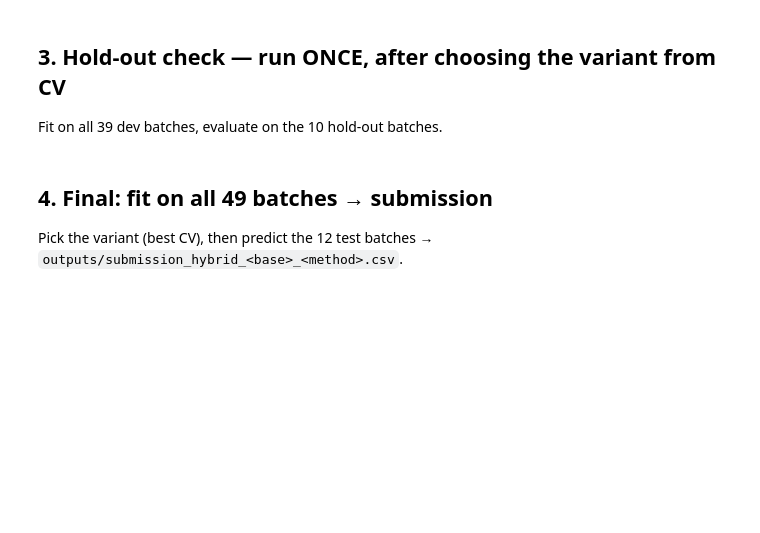
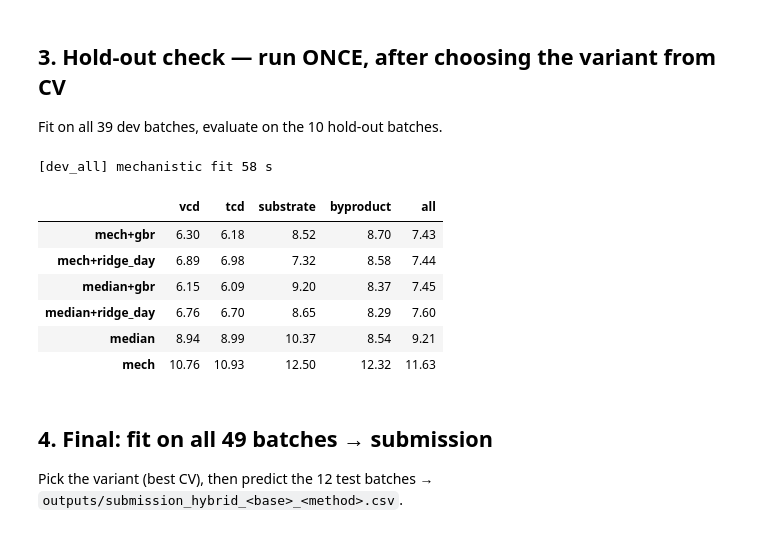
Before and after one commit to SwissDataScienceCenter/SDSC-STEM4Health-group15, a Jupyter notebook: notebooks/03_hybrid_ml.ipynb, the cells around one changed output. Cells and saved outputs as stored; diff of their text form; code cells hidden in the pictures; blank space fills up the shorter version.

```diff
--- a/notebooks/03_hybrid_ml.ipynb
+++ b/notebooks/03_hybrid_ml.ipynb
@@ -136,10 +170,19 @@ if RUN_CV:
 ## 3. Hold-out check — run ONCE, after choosing the variant from CV
 Fit on all 39 dev batches, evaluate on the 10 hold-out batches.
 # %%
-RUN_HOLDOUT = False
+RUN_HOLDOUT = True
 if RUN_HOLDOUT:
     tab_h, objs_h = evaluate_split(dev_ids, hold_ids, tag="dev_all")
     display(tab_h.round(2).sort_values("all"))
+# %% [output]
+[dev_all] mechanistic fit 58 s
+|  | vcd | tcd | substrate | byproduct | all |
+| mech+gbr | 6.30 | 6.18 | 8.52 | 8.70 | 7.43 |
+| mech+ridge_day | 6.89 | 6.98 | 7.32 | 8.58 | 7.44 |
+| median+gbr | 6.15 | 6.09 | 9.20 | 8.37 | 7.45 |
+| median+ridge_day | 6.76 | 6.70 | 8.65 | 8.29 | 7.60 |
+| median | 8.94 | 8.99 | 10.37 | 8.54 | 9.21 |
+| mech | 10.76 | 10.93 | 12.50 | 12.32 | 11.63 |
 # %% [markdown]
 ## 4. Final: fit on all 49 batches → submission
 Pick the variant (best CV), then predict the 12 test batches → `outputs/submission_hybrid_<base>_<method>.csv`.
```
Also changed, not shown: parts of 5 cells of this notebook, 3 other files.
